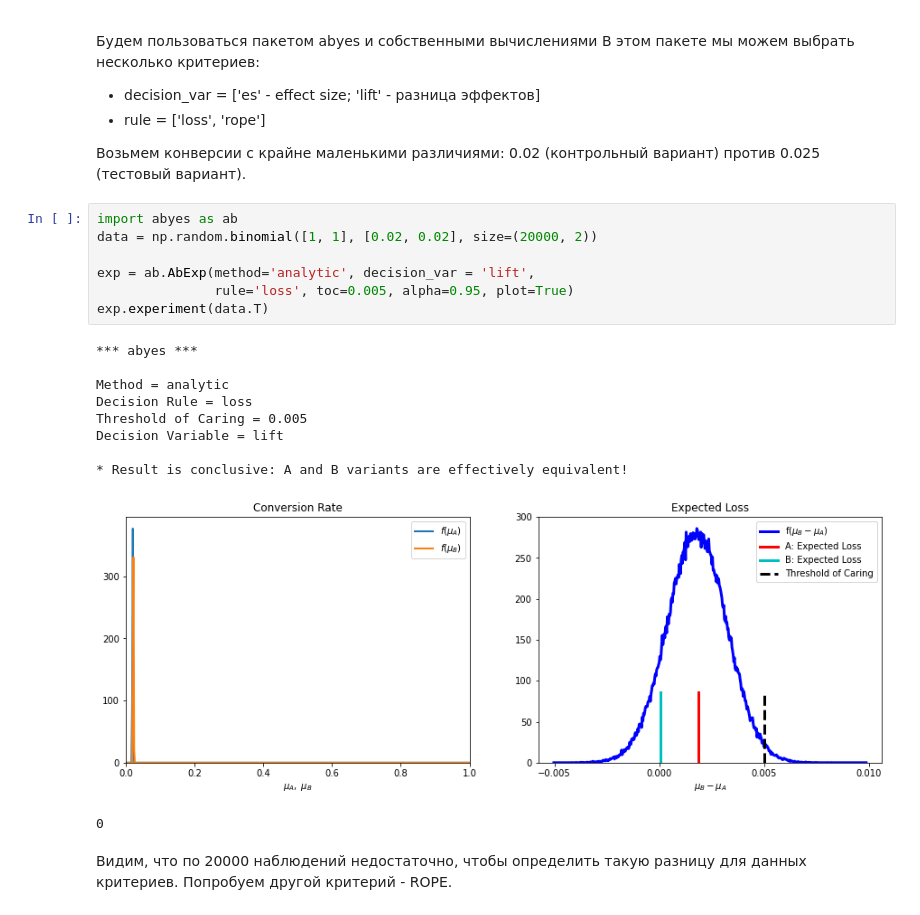
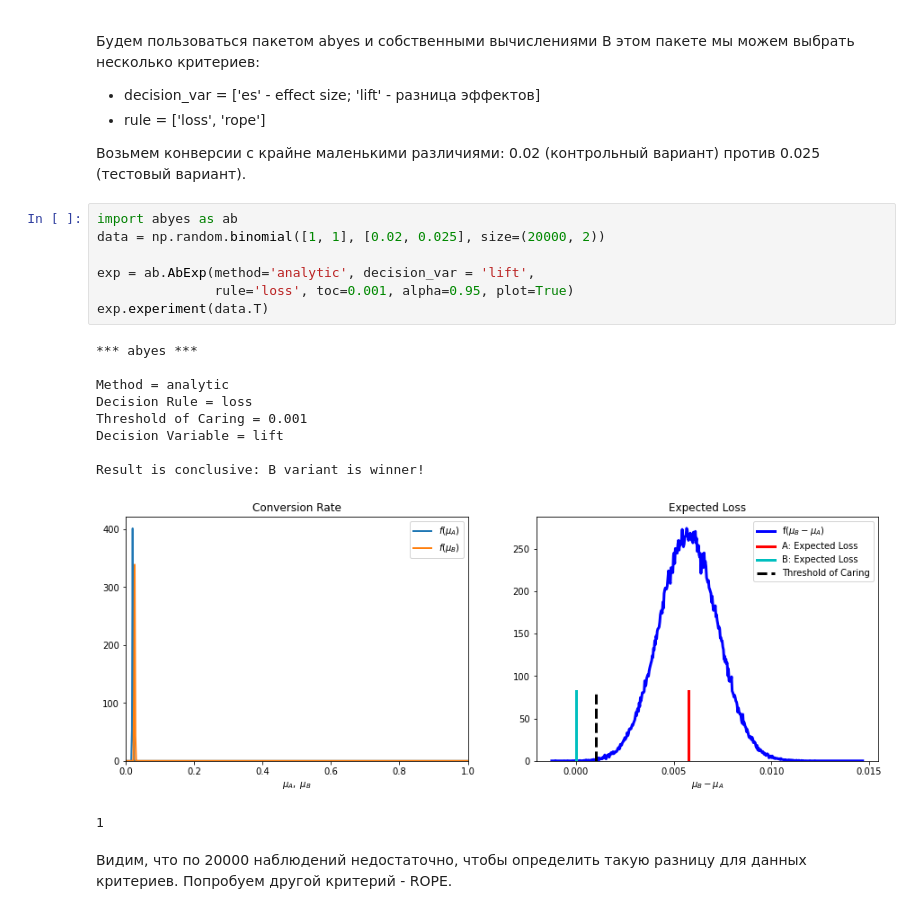
Before and after one commit to iakubovskii7/AB, a Jupyter notebook: Description algorithms/Bayesian_algorithms.ipynb, the cells around one changed output. Cells and saved outputs as stored; diff of their text form.

```diff
--- a/Description algorithms/Bayesian_algorithms.ipynb
+++ b/Description algorithms/Bayesian_algorithms.ipynb
@@ -138,22 +138,22 @@ $
 против 0.025 (тестовый вариант).
 # %%
 import abyes as ab
-data = np.random.binomial([1, 1], [0.02, 0.02], size=(20000, 2))
+data = np.random.binomial([1, 1], [0.02, 0.025], size=(20000, 2))
 
 exp = ab.AbExp(method='analytic', decision_var = 'lift',
-               rule='loss', toc=0.005, alpha=0.95, plot=True)
+               rule='loss', toc=0.001, alpha=0.95, plot=True)
 exp.experiment(data.T)
 # %% [output]
 *** abyes ***
 
 Method = analytic
 Decision Rule = loss
-Threshold of Caring = 0.005
+Threshold of Caring = 0.001
 Decision Variable = lift
 
-* Result is conclusive: A and B variants are effectively equivalent!
+Result is conclusive: B variant is winner!
-[figure, old version]
+[figure, new version]
-0
+1
 # %% [markdown]
 Видим, что по 20000 наблюдений недостаточно, чтобы определить такую разницу
 для данных критериев. Попробуем другой критерий - ROPE.
```
Also changed, not shown: parts of 14 cells of this notebook, 1 other file.
